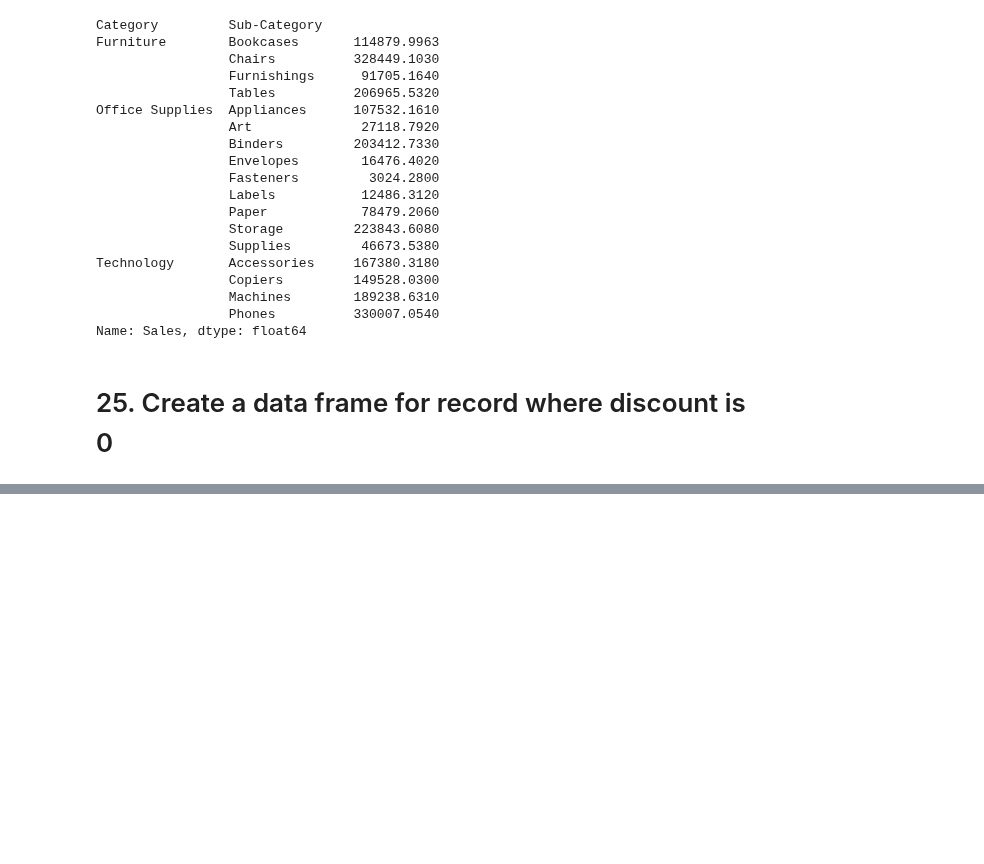
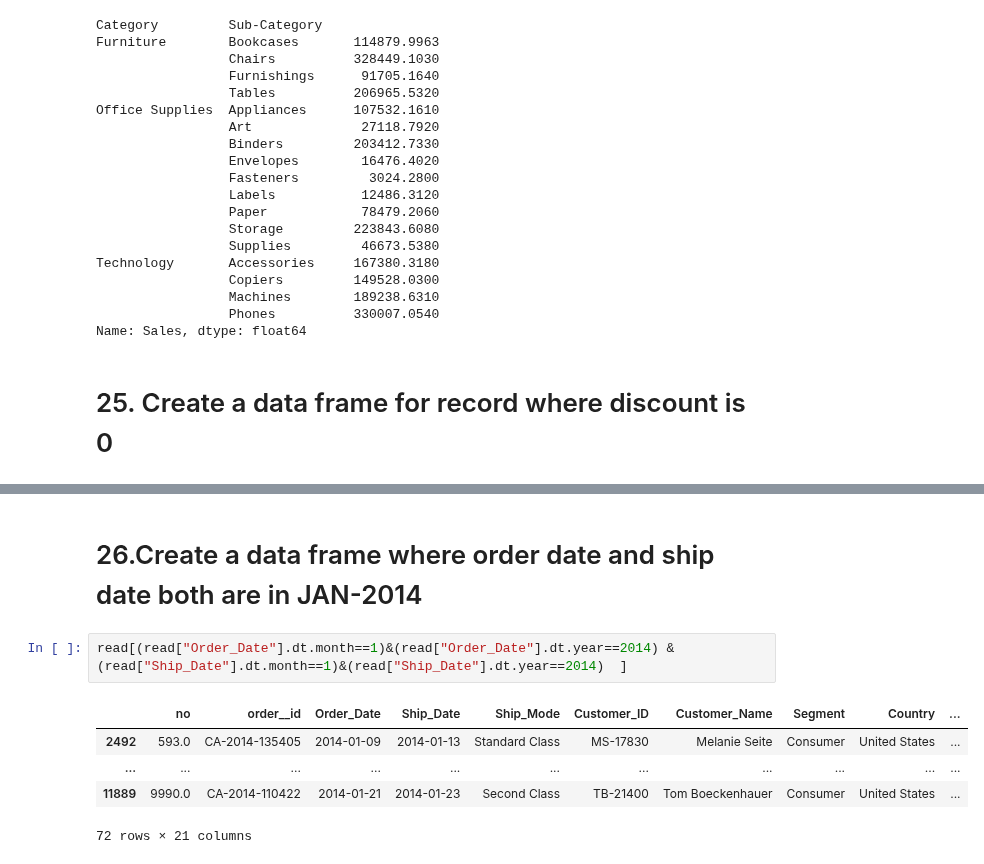
Before and after one commit to Rughwed/assignments, a Jupyter notebook: Numpy_and_pandas/a.ipynb, the cells around one changed output, grey strips where cells are left out. Drawn from its saved outputs; the diff is of its cells as text; blank space fills up the shorter version.

```diff
--- a/Numpy_and_pandas/a.ipynb
+++ b/Numpy_and_pandas/a.ipynb
@@ -484,2 +368,12 @@ read[read["Discount"]==0]
 | 11893 | 9994.0 | CA-2017-119914 | 2017-05-04 | 2017-05-09 | Second Class | CC-12220 | Chris Cortes | Consumer | United States | ... |
 4798 rows × 21 columns
+# %% [markdown]
+# 26.Create a data frame where order date and ship date both are in JAN-2014
+# %%
+read[(read["Order_Date"].dt.month==1)&(read["Order_Date"].dt.year==2014) & (read["Ship_Date"].dt.month==1)&(read["Ship_Date"].dt.year==2014)  ]
+# %% [output]
+|  | no | order__id | Order_Date | Ship_Date | Ship_Mode | Customer_ID | Customer_Name | Segment | Country | ... |
+| 2492 | 593.0 | CA-2014-135405 | 2014-01-09 | 2014-01-13 | Standard Class | MS-17830 | Melanie Seite | Consumer | United States | ... |
+| ... | ... | ... | ... | ... | ... | ... | ... | ... | ... | ... |
+| 11889 | 9990.0 | CA-2014-110422 | 2014-01-21 | 2014-01-23 | Second Class | TB-21400 | Tom Boeckenhauer | Consumer | United States | ... |
+72 rows × 21 columns
```
Also changed, not shown: parts of 19 cells of this notebook.
